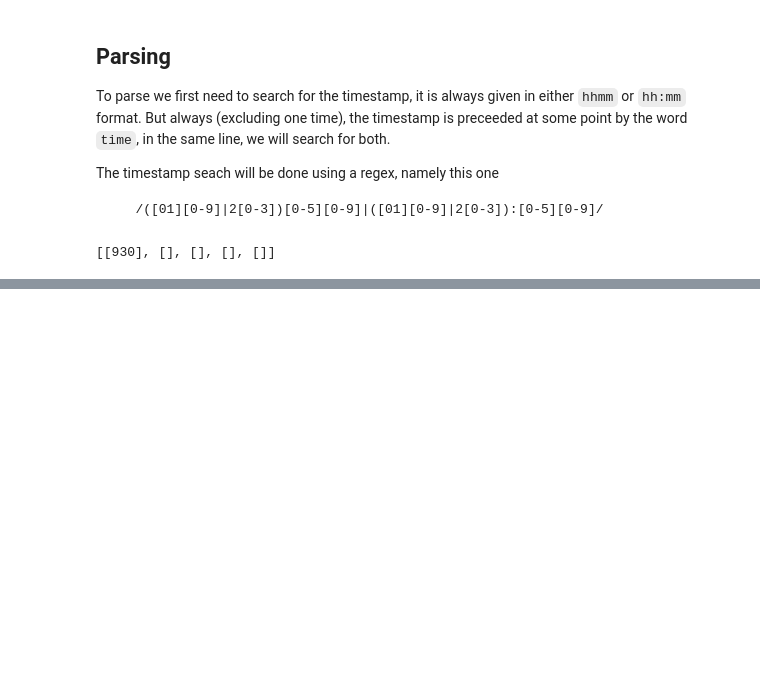
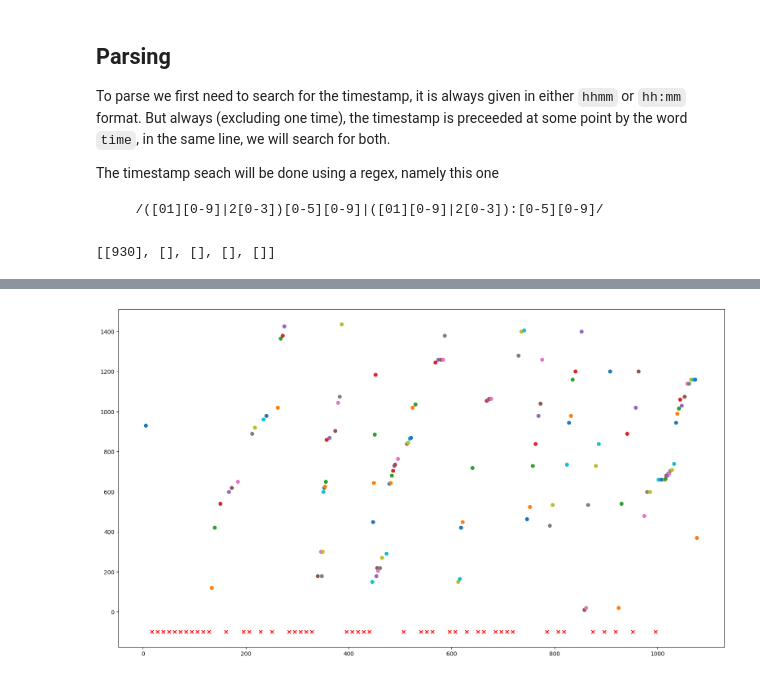
Before and after one commit to KekKom/WPAtaMS-Analyzer, a Jupyter notebook: analyzer.ipynb, the cells around one changed output, grey strips where cells are left out. Cells and saved outputs as stored; diff of their text form; code cells hidden in the pictures; blank space fills up the shorter version.

Commit message:
initial plotting done, just dots for now

```diff
--- a/analyzer.ipynb
+++ b/analyzer.ipynb
@@ -94,7 +96,7 @@ The timestamp seach will be done using a regex, namely this one
 # %%
 import re
 
-def toMinutes(timestamp:string)->int:
+def toMinutes(timestamp)->int:
     hours = int(timestamp[:2])
     minutes = int(timestamp[2:])
     return (60*hours)+minutes
@@ -117,0 +123,32 @@ timestamps[:5]
+# %%
+from matplotlib import pyplot as plt
+
+fig = plt.figure(figsize=(19.2,10.8))
+
+fig = plt.gcf()
+size = fig.get_size_inches()*fig.dpi
+
+unit = size[1].item()/len(timestamps)
+halfUnit = unit/2
+
+for chapterNumber,chapter in enumerate(timestamps):
+
+    xStart = unit*chapterNumber
+    xEnd = xStart+unit
+
+    if len(chapter) == 0:
+        # print(chapterNumber)
+        plt.scatter(xStart+halfUnit,-100,c='red',marker='x')
+    elif len(chapter) == 1:
+        plt.scatter(xStart+halfUnit,chapter[0])
+    else:
+        interUnit = unit/len(chapter)
+        for timestampNumer,timestamp in enumerate(chapter):
+            plt.scatter(xStart+(interUnit*timestampNumer),timestamp)
+
+
+
+
+plt.show()
+# %% [output]
+[figure, added]
```
Also changed, not shown: parts of 2 cells of this notebook.
